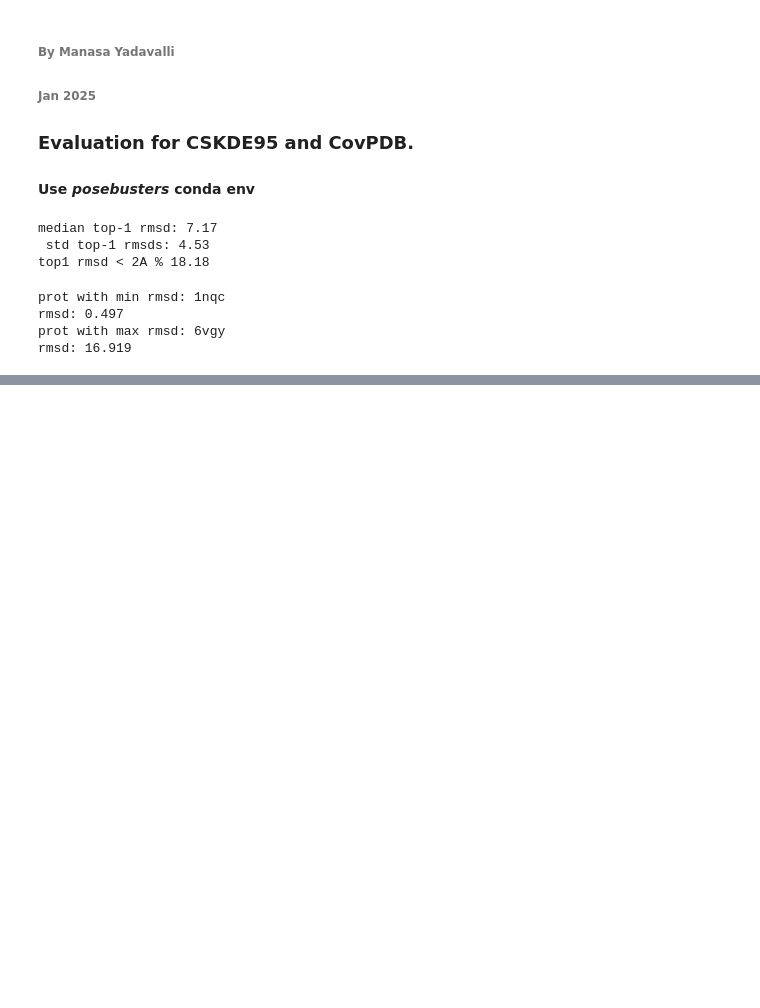
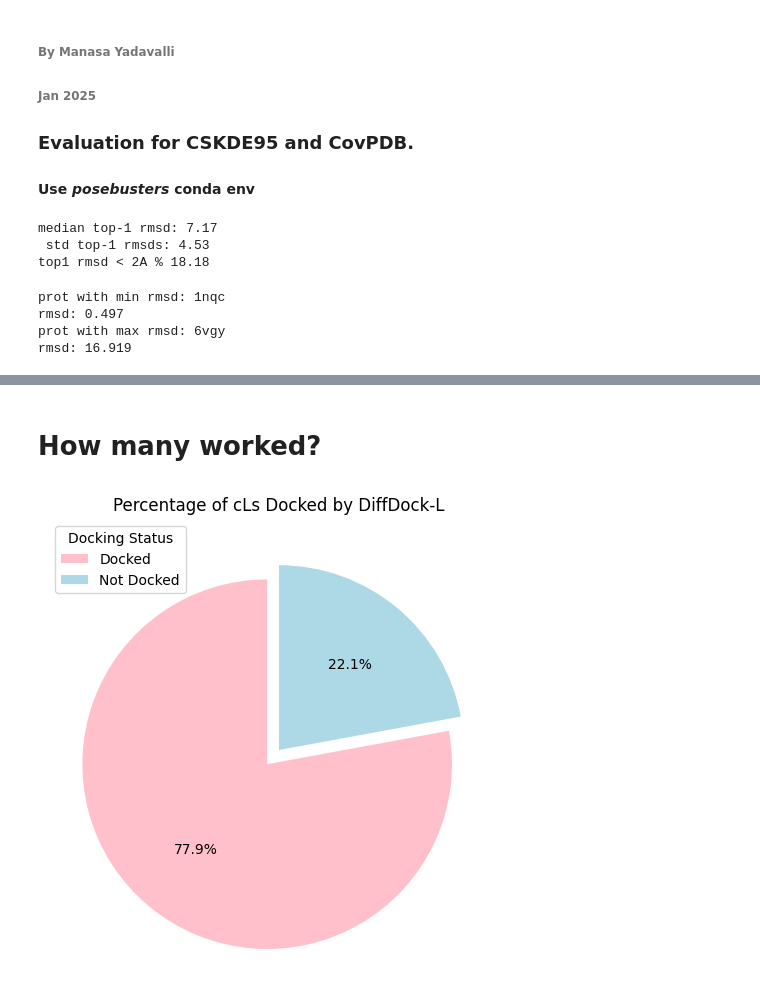
Before and after one commit to ymanasa2022/DiffDockL-Cov, a Jupyter notebook: eval_ymanasa.ipynb, the cells around one changed output, grey strips where cells are left out. Saved outputs shown, nothing was run; the diff lists cells and outputs as text; code cells hidden in the pictures; blank space fills up the shorter version.

Commit message:
rmsd calculations, confidence model eval and plots

```diff
--- a/eval_ymanasa.ipynb
+++ b/eval_ymanasa.ipynb
@@ -238,4 +68,0 @@ OSError: Bad input file system-pre.pdb
-# %%
-true_poses = '/home/ymanasa/posebusters_eval/CSKDE95_datamol_af2'
-pred_poses = '/home/ymanasa/posebusters_eval/cskde95_inference'
-all_df = make_eval_df(true_poses, pred_poses, pose_bust_cols=pose_bust_cols)
@@ -391,0 +69,3 @@ rank1_corrects = count_rank1/num_prots * 100
+# %%
+from evaluate_cov import rmsd_only
+top1_rmsd_perc, median_top1, std_top1, no_poses, metrics_per_prot = rmsd_only(true_poses, pred_poses)
@@ -391,0 +90,11 @@ rank1_corrects = count_rank1/num_prots * 100
+# %%
+# adding PDB-ID column
+metrics_per_prot['PDB-ID'] = metrics_per_prot['Protein'].apply(lambda x: x.split('/')[-2])
+# %%
+import pandas as pd
+cskde_df = pd.read_csv(cskde_csv)
+cskde_df = cskde_df.dropna(how='all') # cleanup
+
+# merging cskde metrics and metadata; keep all rows in cskde_df even if not in metrics_per_prot
+merged_cskde_info = pd.merge(cskde_df, metrics_per_prot, on='PDB-ID', how='left')
+merged_cskde_info
@@ -391,0 +115,30 @@ rank1_corrects = count_rank1/num_prots * 100
+# %% [markdown]
+# How many worked?
+# %%
+import matplotlib.pyplot as plt
+
+docked_counts = merged_cskde_info['Docked?'].value_counts()
+
+# piechart
+plt.figure(figsize=(6, 6))
+docked_counts.plot.pie(
+    autopct='%1.1f%%',  # Add percentages
+    labels=None,
+    colors=['pink', 'lightblue'],  # Customize colors
+    startangle=90,  # Rotate the pie chart
+    explode=(0.1, 0)  # Slightly "explode" one slice for emphasis
+)
+
+# legend
+plt.legend(
+    labels=['Docked', 'Not Docked'],  # Labels for the legend
+    loc='upper left',  # Position the legend
+    title='Docking Status'  # Title for the legend
+)
+
+# Titles
+plt.title('Percentage of cLs Docked by DiffDock-L')
+plt.ylabel('')  # Remove y-axis label for a cleaner look
+plt.show()
+# %% [output]
+[figure, added]
```
Also changed, not shown: parts of 30 cells of this notebook, 2 other files.
